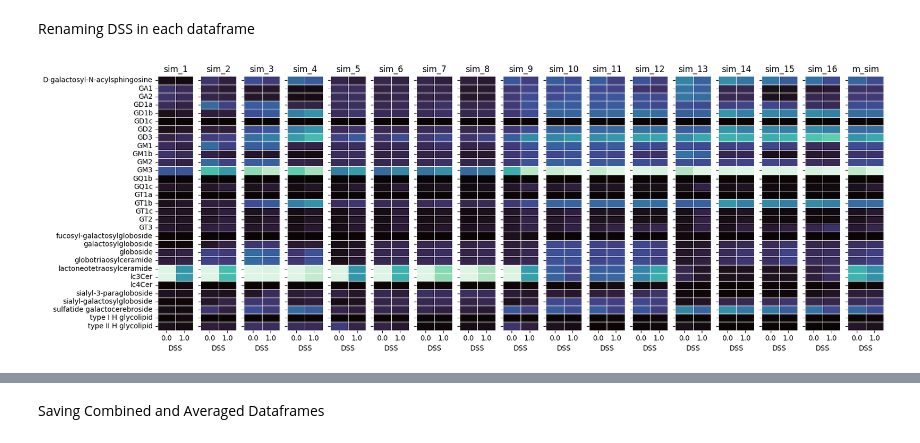
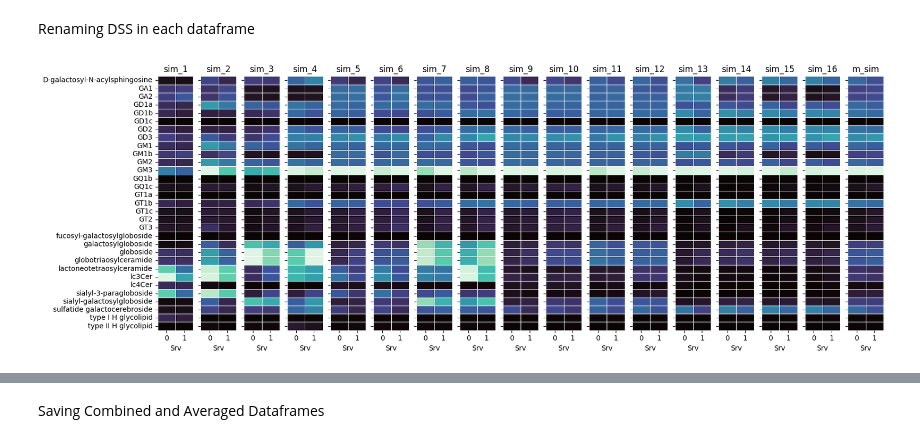
Before and after one commit to JackWJW/LGG_Prognosis_Prediction, a Jupyter notebook: Integrated_Dataset_Tidying.ipynb, the cells around one changed output, grey strips where cells are left out. Drawn from its saved outputs; the diff is of its cells as text; code cells hidden in the pictures.

```diff
--- a/Integrated_Dataset_Tidying.ipynb
+++ b/Integrated_Dataset_Tidying.ipynb
@@ -10,7 +10,7 @@ for i in range(1,17):
 # %% [markdown]
 Tidying data
 # %%
-cols_of_interest = ["DSS",
+cols_of_interest = ["DSS","DSS.time",
                     'A4GALT','ABO','B3GALNT1','B3GALT1','B3GALT4','B3GALT5','B3GNT2','B3GNT3','B3GNT5',
                     'B4GALNT1','B4GALT5','B4GALT6','FUT1','FUT2','FUT3','FUT5','FUT6','FUT9','GAL3ST1',
                     'GCNT2','ST3GAL1','ST3GAL2','ST3GAL3','ST3GAL4','ST3GAL5','ST3GAL6','ST6GALNAC2',
@@ -49,7 +49,7 @@ for lipid in lipid_cols:
         lcs.append(f"{lipid}_{x}")
     combined_df[f"mean({lipid})"] = combined_df[lcs].mean(axis=1)
 
-avg_cols = ['DSS_1','mean(D-galactosyl-N-acylsphingosine)','mean(GA1)','mean(GA2)','mean(GD1a)','mean(GD1b)',
+avg_cols = ['DSS_1',"DSS.time_1",'mean(D-galactosyl-N-acylsphingosine)','mean(GA1)','mean(GA2)','mean(GD1a)','mean(GD1b)',
             'mean(GD1c)','mean(GD2)','mean(GD3)','mean(GM1)','mean(GM1b)','mean(GM2)','mean(GM3)',
             'mean(GQ1b)','mean(GQ1c)','mean(GT1a)','mean(GT1b)','mean(GT1c)','mean(GT2)','mean(GT3)',
             'mean(fucosyl-galactosylgloboside)','mean(galactosylgloboside)','mean(globoside)','mean(globotriaosylceramide)','mean(lactoneotetraosylceramide)',
@@ -60,6 +60,7 @@ avg_df = combined_df[avg_cols]
 # %% [markdown]
 Renaming DSS in each dataframe
 # %%
+import numpy as np
 gene_list = ['A4GALT','ABO','B3GALNT1','B3GALT1','B3GALT4','B3GALT5','B3GNT2','B3GNT3','B3GNT5',
                     'B4GALNT1','B4GALT5','B4GALT6','FUT1','FUT2','FUT3','FUT5','FUT6','FUT9','GAL3ST1',
                     'GCNT2','ST3GAL1','ST3GAL2','ST3GAL3','ST3GAL4','ST3GAL5','ST3GAL6','ST6GALNAC2',
@@ -68,7 +69,7 @@ gene_list = ['A4GALT','ABO','B3GALNT1','B3GALT1','B3GALT4','B3GALT5','B3GNT2','B
 for x in range(2,17):
     for gene in gene_list:
         combined_df = combined_df.drop(columns=[f"{gene}_{x}"])
-    combined_df = combined_df.drop(columns=[f"DSS_{x}"])
+    combined_df = combined_df.drop(columns=[f"DSS_{x}",f"DSS.time_{x}"])
 
 tidied_dict["combined_df"] = combined_df
 tidied_dict["avg_df"] = avg_df
@@ -76,7 +77,10 @@ tidied_dict["avg_df"] = avg_df
 renamed_dict = {}
 for keys, df in tidied_dict.items():
     for x in range(1,17):
-        df = df.rename(columns={f"DSS_{x}":"DSS"})
+        df = df.rename(columns={f"DSS_{x}":"DSS",f"DSS.time_{x}":"DSS.time"})
+    df["S_temp"] = df["DSS"] * df["DSS.time"]
+    df["Srv"] = ((df["S_temp"] >= 1) & (df["S_temp"] < (5*365))).astype(int)
+    df = df.drop(columns=["S_temp"])
     renamed_dict[keys] = df
 # %%
 import seaborn as sns
@@ -86,35 +90,37 @@ plotting_dict = {}
 for keys, df in renamed_dict.items():
     for gene in gene_list:
         drop_col = df.columns[df.columns.str.contains(gene)]
         df = df.drop(columns=drop_col)
     drop_col_2 = df.columns[df.columns.str.contains("series")]
     df = df.drop(columns=drop_col_2)
+    drop_col_3 = df.columns[df.columns.str.contains("DSS")]
+    df = df.drop(columns=drop_col_3)
     df.columns = df.columns.str.replace("_1","")
     plotting_dict[keys] = df
 
 
 combined_df = plotting_dict.pop("combined_df")
 
 # Assuming renamed_dict is your dictionary of DataFrames
 num_dfs = len(plotting_dict)
 fig, axes = plt.subplots(nrows=1, ncols=num_dfs, figsize=(1 * num_dfs, 6), squeeze=False)  # Adjust width scaling
 
 
 #list of names
 name_list = ["sim_1","sim_2","sim_3","sim_4","sim_5","sim_6","sim_7","sim_8","sim_9","sim_10","sim_11","sim_12","sim_13","sim_14","sim_15","sim_16","m_sim"]
 # Loop through the dictionary and plot each heatmap
 for i, (name, df) in enumerate(plotting_dict.items()):
     ax = axes[0, i]
-    sns.heatmap(df.groupby("DSS").mean().T, cmap='mako', ax=ax, cbar=False,linewidth=0.5)
+    sns.heatmap(df.groupby("Srv").mean().T, cmap='mako', ax=ax, cbar=False,linewidth=0.5)
     ax.set_title(name_list[i])  # Use the key as the title for clarity
     ax.set_ylabel("")   # Optional: Remove repeated y-labels
     if i > 0:
         ax.set_yticklabels([])  # Hide y-tick labels except for the first plot
 
 plt.tight_layout()
 plt.show()
 # %% [output]
-[figure, old version]
+[figure, new version]
 # %%
 pairwise_cols = ["DSS",'mean((neo)lacto-series)','mean(0-series(ganglio))','mean(a-series(ganglio))','mean(b-series(ganglio))','mean(c-series(ganglio))',
             'mean(gal-series)','mean(globo-series)']
```
Also changed, not shown: parts of 2 cells of this notebook.
